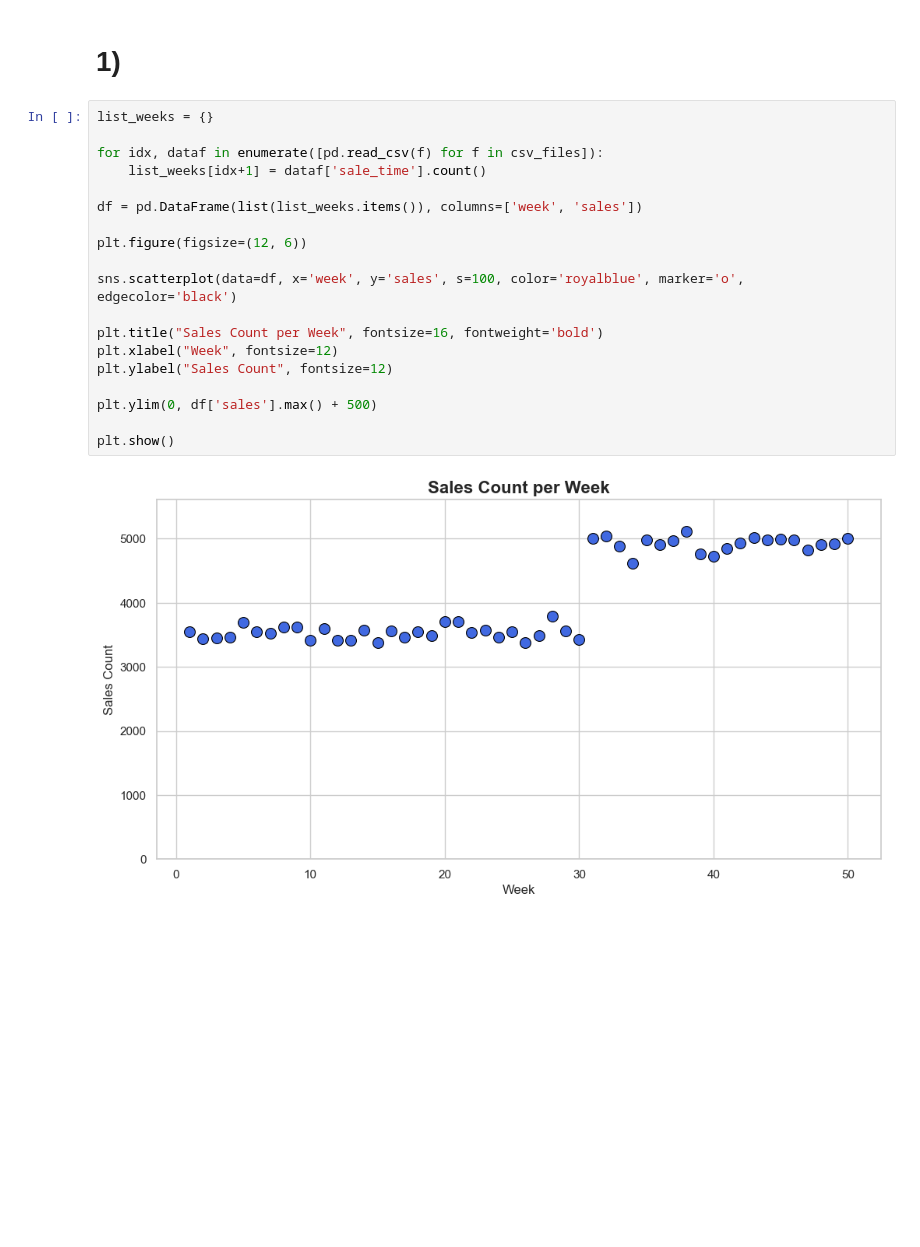
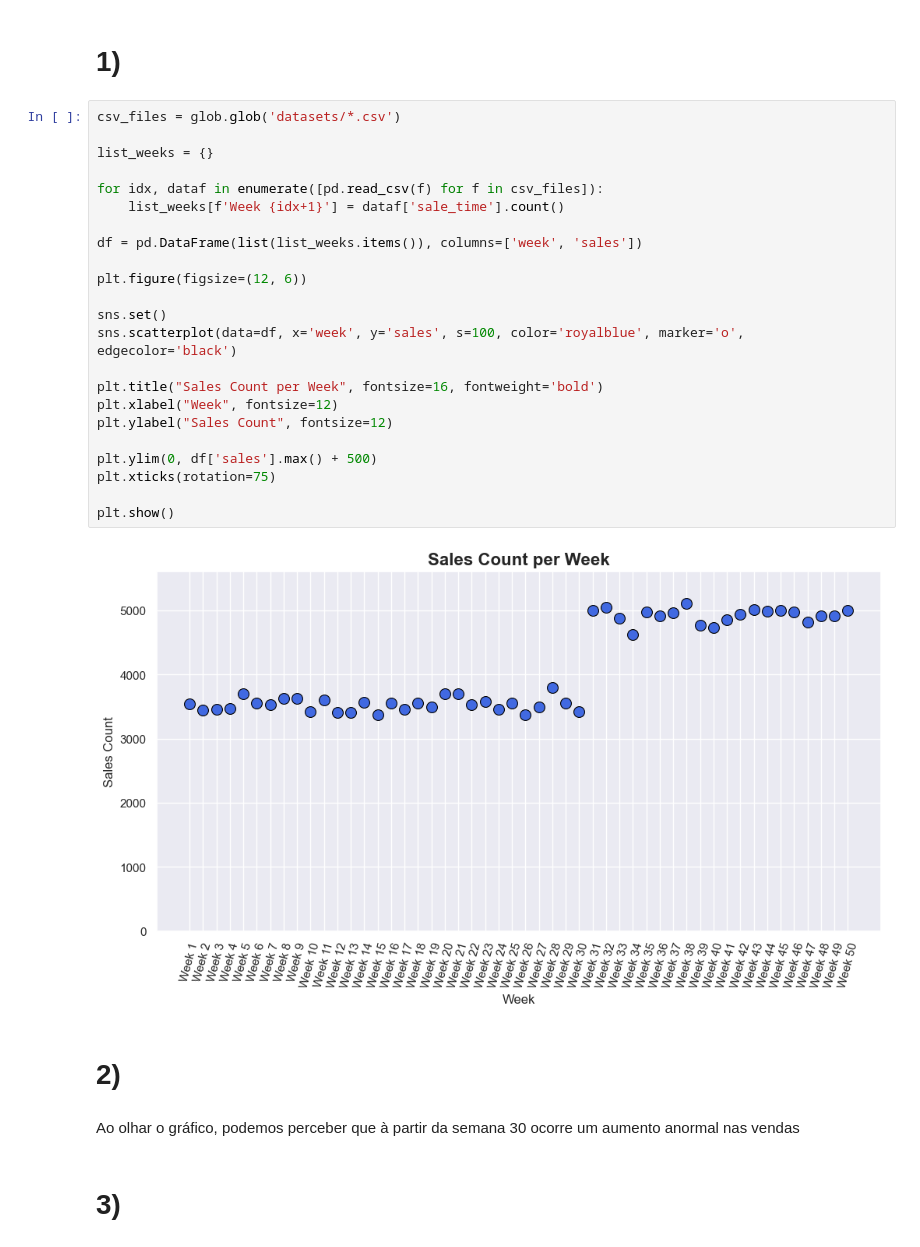
Before and after one commit to josinovmota/Defeating-RealWorld-Problems, a Jupyter notebook: Sales-Data-Analysis/main.ipynb, the cells around one changed output. Cells and saved outputs as stored; diff of their text form; blank space fills up the shorter version.

```diff
--- a/Sales-Data-Analysis/main.ipynb
+++ b/Sales-Data-Analysis/main.ipynb
@@ -25,23 +6,33 @@ if __name__ == "__main__":
 # %% [markdown]
 # 1)
 # %%
+csv_files = glob.glob('datasets/*.csv')
+
 list_weeks = {}
 
 for idx, dataf in enumerate([pd.read_csv(f) for f in csv_files]):
-    list_weeks[idx+1] = dataf['sale_time'].count()
+    list_weeks[f'Week {idx+1}'] = dataf['sale_time'].count()
 
 df = pd.DataFrame(list(list_weeks.items()), columns=['week', 'sales'])
 
 plt.figure(figsize=(12, 6))
 
+sns.set()
 sns.scatterplot(data=df, x='week', y='sales', s=100, color='royalblue', marker='o', edgecolor='black')
 
 plt.title("Sales Count per Week", fontsize=16, fontweight='bold')
 plt.xlabel("Week", fontsize=12)
 plt.ylabel("Sales Count", fontsize=12)
 
 plt.ylim(0, df['sales'].max() + 500)
+plt.xticks(rotation=75)
 
 plt.show()
 # %% [output]
-[figure, old version]
+[figure, new version]
+# %% [markdown]
+# 2)
+# %% [markdown]
+Ao olhar o gráfico, podemos perceber que à partir da semana 30 ocorre um aumento anormal nas vendas
+# %% [markdown]
+# 3)
```
Also changed, not shown: parts of 2 cells of this notebook.
